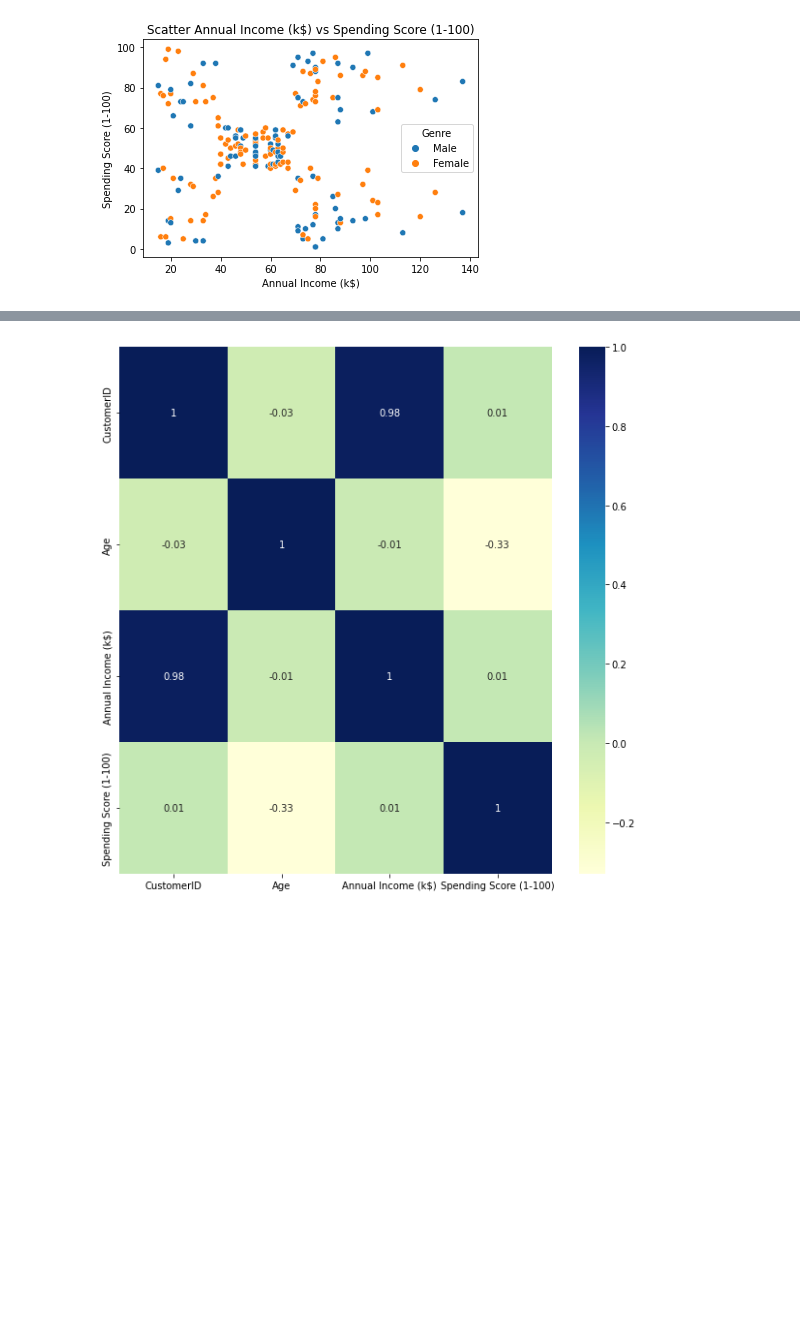
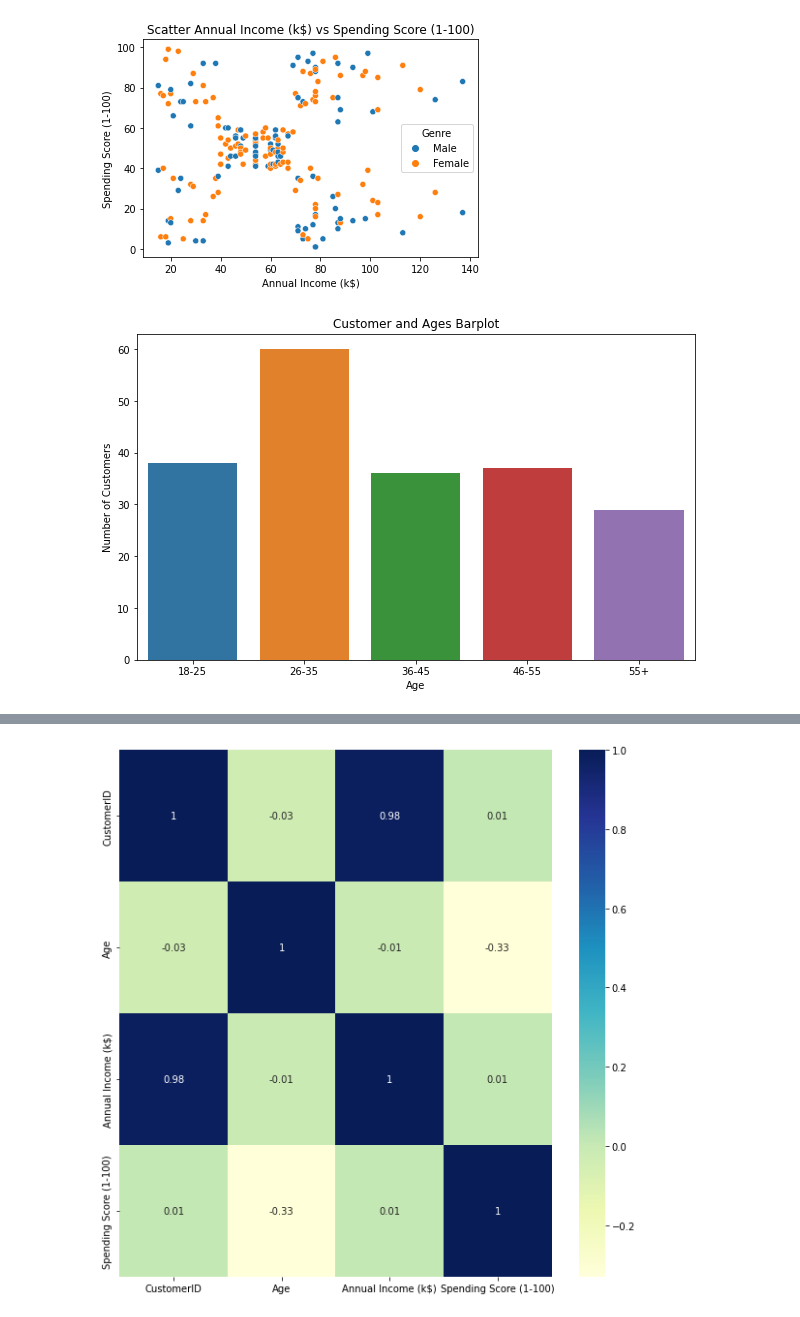
Before and after one commit to ioanna123/predict-consumer-behavior, a Jupyter notebook: customer-behavior.ipynb, the cells around one changed output, grey strips where cells are left out. Cells and saved outputs as stored; diff of their text form; code cells hidden in the pictures; blank space fills up the shorter version.

```diff
--- a/customer-behavior.ipynb
+++ b/customer-behavior.ipynb
@@ -126,3 +127,21 @@ plt.title('Scatter Annual Income (k$) vs Spending Score (1-100)')
 plt.show()
 # %% [output]
 [figure]
+# %%
+age18_25 = customers_df.Age[(customers_df.Age <= 25) & (customers_df.Age >= 18)]
+age26_35 = customers_df.Age[(customers_df.Age <= 35) & (customers_df.Age >= 26)]
+age36_45 = customers_df.Age[(customers_df.Age <= 45) & (customers_df.Age >= 36)]
+age46_55 = customers_df.Age[(customers_df.Age <= 55) & (customers_df.Age >= 46)]
+age55above = customers_df.Age[customers_df.Age >= 56]
+
+x = ["18-25","26-35","36-45","46-55","55+"]
+y = [len(age18_25.values),len(age26_35.values),len(age36_45.values),len(age46_55.values),len(age55above.values)]
+
+plt.figure(figsize=(10,6))
+sns.barplot(x=x, y=y)
+plt.title("Customer and Ages Barplot")
+plt.xlabel("Age")
+plt.ylabel("Number of Customers")
+plt.show()
+# %% [output]
+[figure, added]
```
Also changed, not shown: parts of 37 cells of this notebook, 1 other file.
